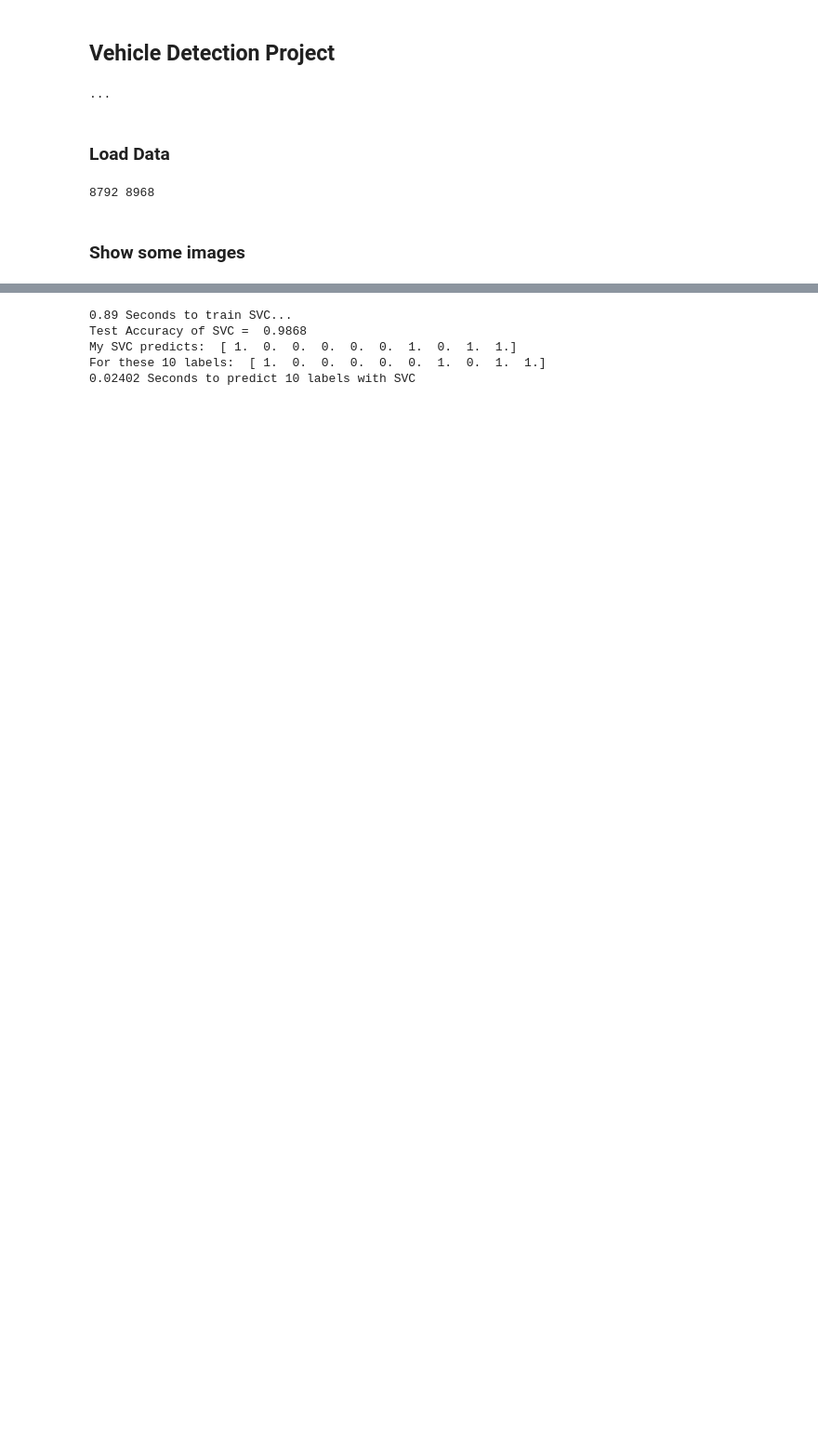
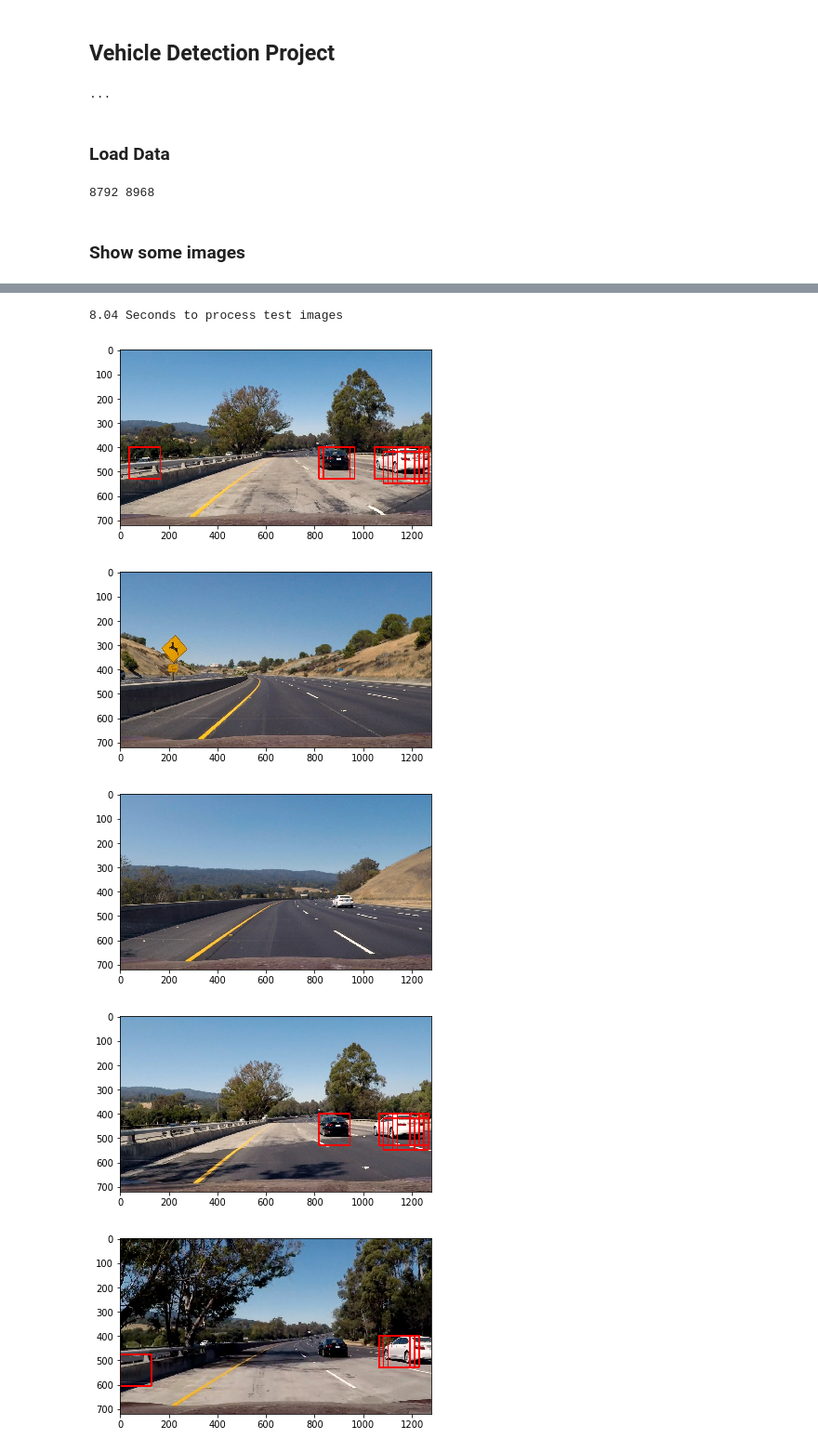
Before and after one commit to G-D-Petrov/VehicleDetection, a Jupyter notebook: VehicleDetection.ipynb, the cells around one changed output, grey strips where cells are left out. Shown at 93% size. Cells and saved outputs as stored; diff of their text form; code cells hidden in the pictures; blank space fills up the shorter version.

```diff
--- a/VehicleDetection.ipynb
+++ b/VehicleDetection.ipynb
@@ -43,3 +38,14 @@ def imread(img_path, color_space=cv2.COLOR_BGR2RGB):
+# %%
+def show_img(img, save_name):
+    if len(img.shape)==3: #Color BGR image
+        new_image = cv2.cvtColor(img, cv2.COLOR_BGR2RGB)
+        plt.figure()
+        plt.imshow(new_image)
+    else: # Grayscale image
+        new_image = np.copy(img)
+        plt.figure()
+        plt.imshow(new_image, cmap='gray')
+    mpimg.imsave("output_images\\" + save_name, new_image)
 # %%
 fig, axes = plt.subplots(8, 8, figsize=(16, 16))
 fig.subplots_adjust(hspace=.2, wspace = .001)
@@ -174,23 +319,0 @@ Feature vector length: 1188
-# %%
-# Use a linear SVC
-svc = LinearSVC()
-# Check the training time for the SVC
-t = time.time()
-svc.fit(X_train, y_train)
-t2 = time.time()
-print(round(t2-t, 2), 'Seconds to train SVC...')
-# Check the score of the SVC
-print('Test Accuracy of SVC = ', round(svc.score(X_test, y_test), 4))
-# Check the prediction time for a single sample
-t=time.time()
-n_predict = 10
-print('My SVC predicts: ', svc.predict(X_test[0:n_predict]))
-print('For these',n_predict, 'labels: ', y_test[0:n_predict])
-t2 = time.time()
-print(round(t2-t, 5), 'Seconds to predict', n_predict,'labels with SVC')
-# %% [output]
-0.89 Seconds to train SVC...
-Test Accuracy of SVC =  0.9868
-My SVC predicts:  [ 1.  0.  0.  0.  0.  0.  1.  0.  1.  1.]
-For these 10 labels:  [ 1.  0.  0.  0.  0.  0.  1.  0.  1.  1.]
-0.02402 Seconds to predict 10 labels with SVC
@@ -196,0 +352,24 @@ For these 10 labels:  [ 1.  0.  0.  0.  0.  0.  1.  0.  1.  1.]
+# %%
+t=time.time() # Start time
+for image_p in glob.glob('test_images/test*.jpg'):
+    image = cv2.imread(image_p)
+    draw_image = np.copy(image)
+    windows = slide_window(image, x_start_stop=[None, None], y_start_stop=[400, 640],
+                    xy_window=(128, 128), xy_overlap=(0.85, 0.85))
+    hot_windows = []
+    hot_windows += (search_windows(image, windows, svc, X_scaler, color_space=color_space,
+                        spatial_size=spatial_size, hist_bins=hist_bins,
+                        orient=orient, pix_per_cell=pix_per_cell,
+                        cell_per_block=cell_per_block,
+                        hog_channel=hog_channel, spatial_feat=spatial_feat,
+                        hist_feat=hist_feat, hog_feat=hog_feat))
+    window_img = draw_boxes(draw_image, hot_windows, color=(0, 0, 255), thick=6)
+    show_img(window_img, "detection_" + str(image_p).split('\\')[1])
+print(round(time.time()-t, 2), 'Seconds to process test images')
+# %% [output]
+8.04 Seconds to process test images
+[figure, added]
+[figure, added]
+[figure, added]
+[figure, added]
+[figure, added]
```
Also changed, not shown: parts of 20 cells of this notebook, 17 other files.
